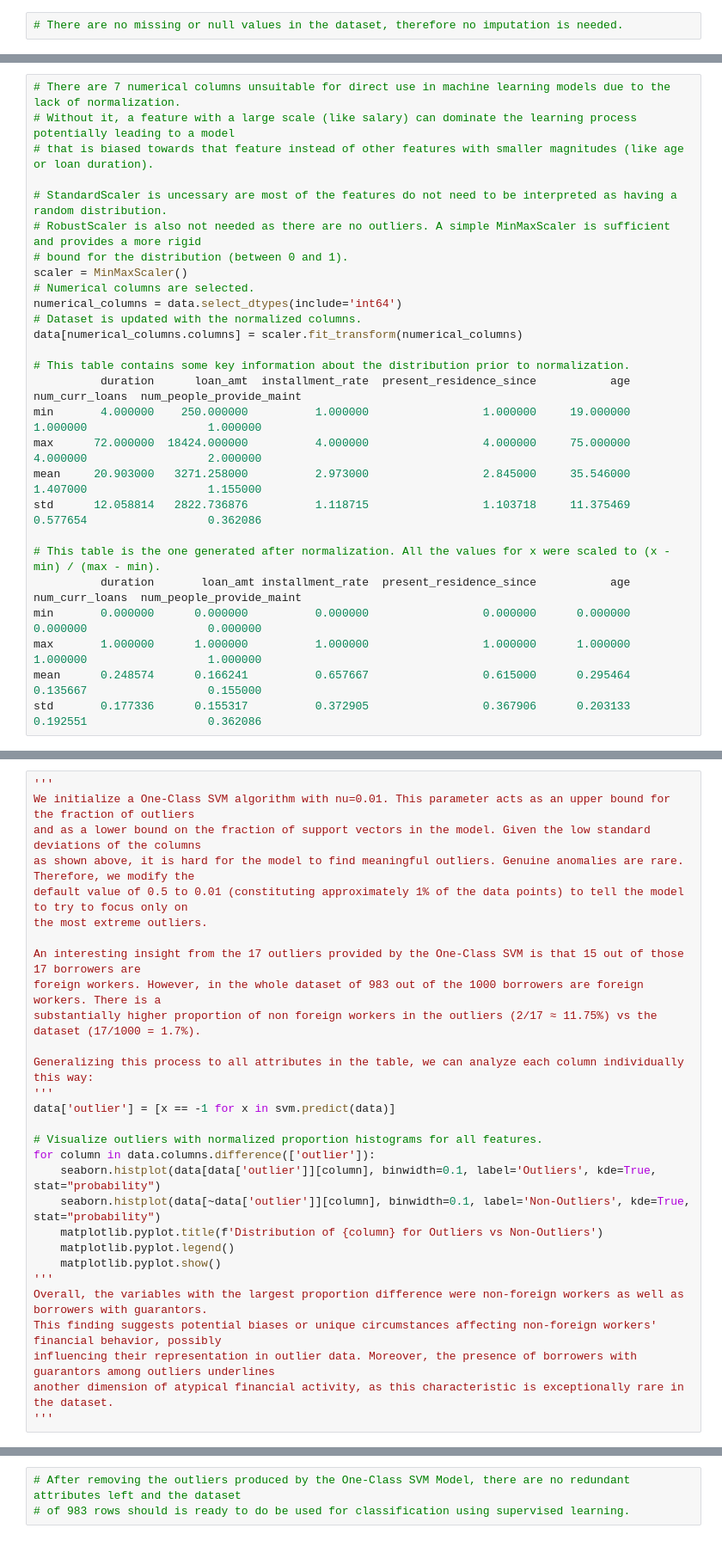
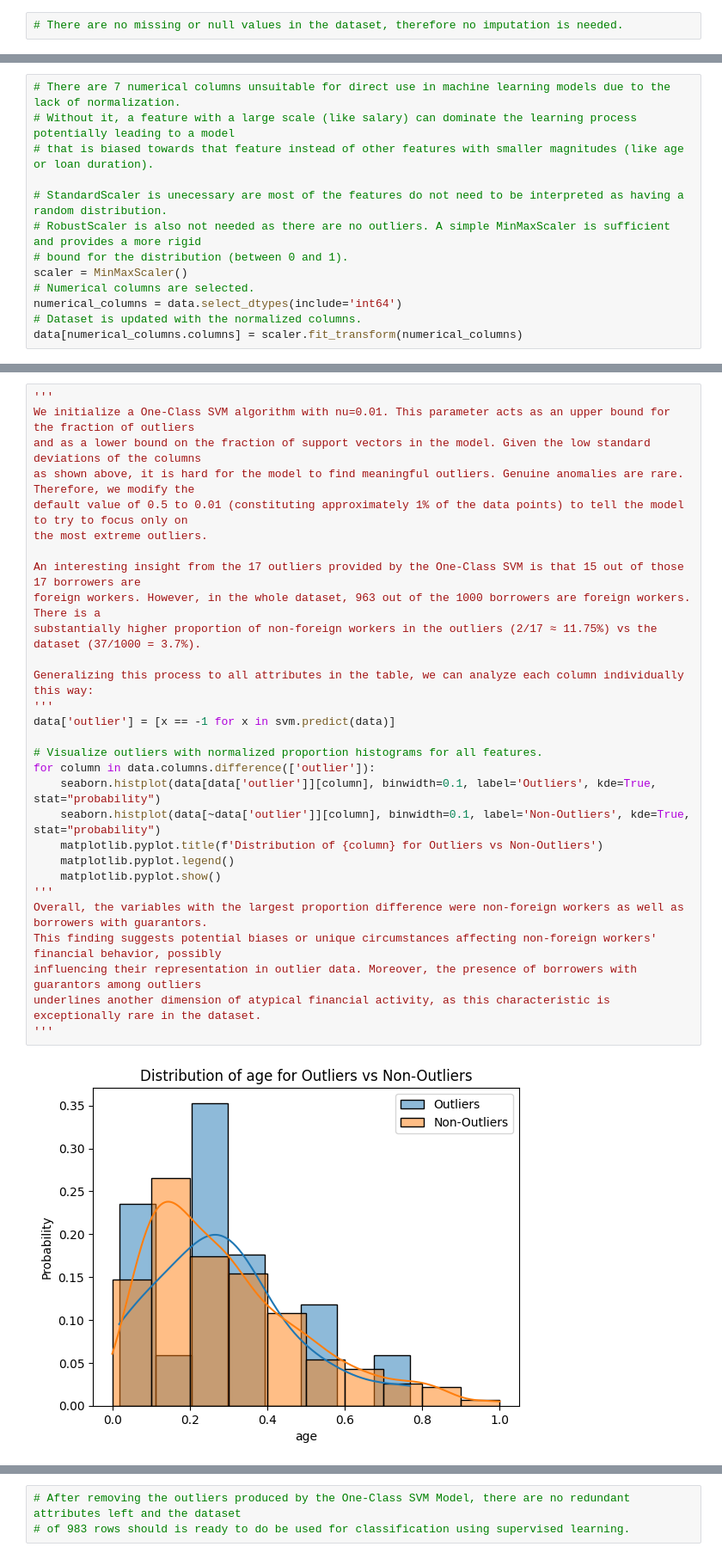
Before and after one commit to SuperChentao/OLAP-Data-Mining-Visualization, a Jupyter notebook: phase4/PartAandC.ipynb, the cells around one changed output, grey strips where cells are left out. Shown at 86% size. Drawn from its saved outputs; the diff is of its cells as text.

```diff
--- a/phase4/PartAandC.ipynb
+++ b/phase4/PartAandC.ipynb
@@ -156,7 +203,7 @@ dtypes: bool(42), int64(7)
 # Without it, a feature with a large scale (like salary) can dominate the learning process potentially leading to a model
 # that is biased towards that feature instead of other features with smaller magnitudes (like age or loan duration).
 
-# StandardScaler is uncessary are most of the features do not need to be interpreted as having a random distribution.
+# StandardScaler is unecessary are most of the features do not need to be interpreted as having a random distribution.
 # RobustScaler is also not needed as there are no outliers. A simple MinMaxScaler is sufficient and provides a more rigid
 # bound for the distribution (between 0 and 1).
 scaler = MinMaxScaler()
@@ -164,17 +211,3 @@ scaler = MinMaxScaler()
 numerical_columns = data.select_dtypes(include='int64')
 # Dataset is updated with the normalized columns.
 data[numerical_columns.columns] = scaler.fit_transform(numerical_columns)
-
-# This table contains some key information about the distribution prior to normalization.
-          duration      loan_amt  installment_rate  present_residence_since           age  num_curr_loans  num_people_provide_maint
-min       4.000000    250.000000          1.000000                 1.000000     19.000000        1.000000                  1.000000
-max      72.000000  18424.000000          4.000000                 4.000000     75.000000        4.000000                  2.000000
-mean     20.903000   3271.258000          2.973000                 2.845000     35.546000        1.407000                  1.155000
-std      12.058814   2822.736876          1.118715                 1.103718     11.375469        0.577654                  0.362086
-
-# This table is the one generated after normalization. All the values for x were scaled to (x - min) / (max - min).
-          duration       loan_amt installment_rate  present_residence_since           age  num_curr_loans  num_people_provide_maint
-min       0.000000      0.000000          0.000000                 0.000000      0.000000        0.000000                  0.000000
-max       1.000000      1.000000          1.000000                 1.000000      1.000000        1.000000                  1.000000
-mean      0.248574      0.166241          0.657667                 0.615000      0.295464        0.135667                  0.155000
-std       0.177336      0.155317          0.372905                 0.367906      0.203133        0.192551                  0.362086
@@ -210,29 +278,31 @@ print(outliers)
 # %%
 '''
 We initialize a One-Class SVM algorithm with nu=0.01. This parameter acts as an upper bound for the fraction of outliers
 and as a lower bound on the fraction of support vectors in the model. Given the low standard deviations of the columns
 as shown above, it is hard for the model to find meaningful outliers. Genuine anomalies are rare. Therefore, we modify the
 default value of 0.5 to 0.01 (constituting approximately 1% of the data points) to tell the model to try to focus only on
 the most extreme outliers.
 
 An interesting insight from the 17 outliers provided by the One-Class SVM is that 15 out of those 17 borrowers are
-foreign workers. However, in the whole dataset of 983 out of the 1000 borrowers are foreign workers. There is a
-substantially higher proportion of non foreign workers in the outliers (2/17 ≈ 11.75%) vs the dataset (17/1000 = 1.7%).
+foreign workers. However, in the whole dataset, 963 out of the 1000 borrowers are foreign workers. There is a
+substantially higher proportion of non-foreign workers in the outliers (2/17 ≈ 11.75%) vs the dataset (37/1000 = 3.7%).
 
 Generalizing this process to all attributes in the table, we can analyze each column individually this way:
 '''
 data['outlier'] = [x == -1 for x in svm.predict(data)]
 
 # Visualize outliers with normalized proportion histograms for all features.
 for column in data.columns.difference(['outlier']):
     seaborn.histplot(data[data['outlier']][column], binwidth=0.1, label='Outliers', kde=True, stat="probability")
     seaborn.histplot(data[~data['outlier']][column], binwidth=0.1, label='Non-Outliers', kde=True, stat="probability")
     matplotlib.pyplot.title(f'Distribution of {column} for Outliers vs Non-Outliers')
     matplotlib.pyplot.legend()
     matplotlib.pyplot.show()
 '''
 Overall, the variables with the largest proportion difference were non-foreign workers as well as borrowers with guarantors.
 This finding suggests potential biases or unique circumstances affecting non-foreign workers' financial behavior, possibly
-influencing their representation in outlier data. Moreover, the presence of borrowers with guarantors among outliers underlines
-another dimension of atypical financial activity, as this characteristic is exceptionally rare in the dataset.
+influencing their representation in outlier data. Moreover, the presence of borrowers with guarantors among outliers
+underlines another dimension of atypical financial activity, as this characteristic is exceptionally rare in the dataset.
 '''
+# %% [output]
+[figure, added]
```
Also changed, not shown: parts of 12 cells of this notebook.
